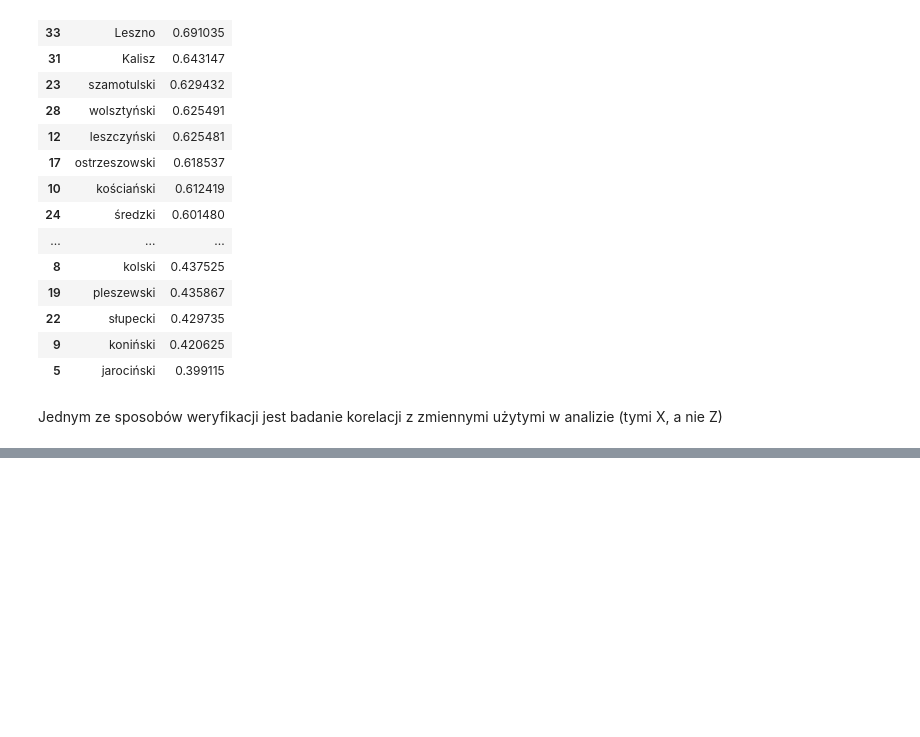
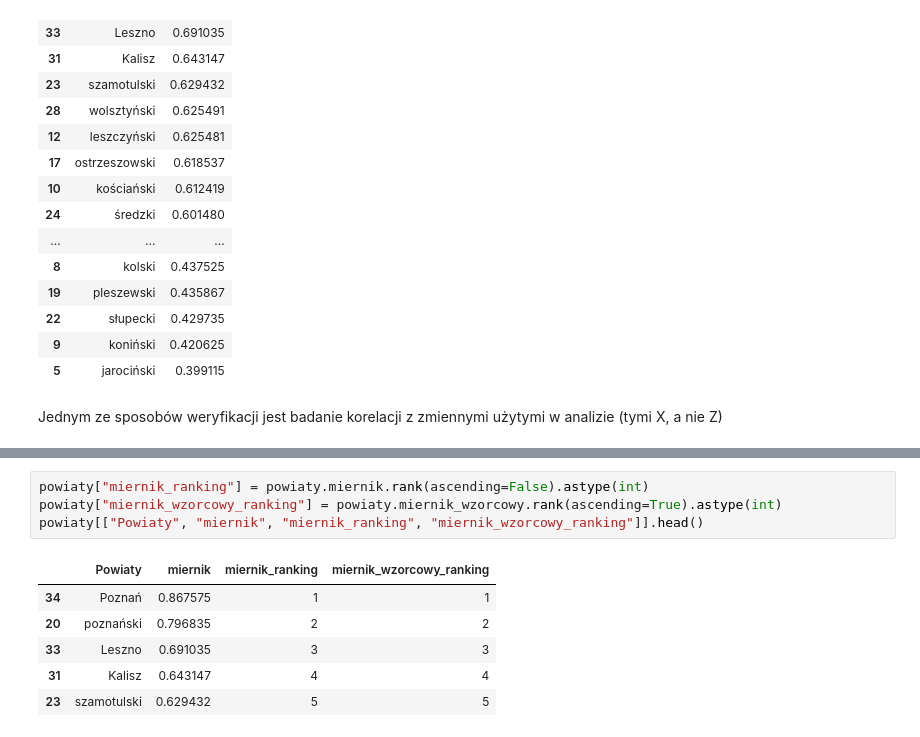
Before and after one commit to DepartmentOfStatisticsPUE/air-2021, a Jupyter notebook: notebooks/4_porzadkowanie_liniowe_1.ipynb, the cells around one changed output, grey strips where cells are left out. Drawn from its saved outputs; the diff is of its cells as text; blank space fills up the shorter version.

```diff
--- a/notebooks/4_porzadkowanie_liniowe_1.ipynb
+++ b/notebooks/4_porzadkowanie_liniowe_1.ipynb
@@ -151,0 +194,11 @@ array([[1.        , 0.34950736],
+# %%
+powiaty["miernik_ranking"] = powiaty.miernik.rank(ascending=False).astype(int)
+powiaty["miernik_wzorcowy_ranking"] = powiaty.miernik_wzorcowy.rank(ascending=True).astype(int)
+powiaty[["Powiaty", "miernik", "miernik_ranking", "miernik_wzorcowy_ranking"]].head()
+# %% [output]
+|  | Powiaty | miernik | miernik_ranking | miernik_wzorcowy_ranking |
+| 34 | Poznań | 0.867575 | 1 | 1 |
+| 20 | poznański | 0.796835 | 2 | 2 |
+| 33 | Leszno | 0.691035 | 3 | 3 |
+| 31 | Kalisz | 0.643147 | 4 | 4 |
+| 23 | szamotulski | 0.629432 | 5 | 5 |
```
Also changed, not shown: parts of 13 cells of this notebook, 3 other files.
